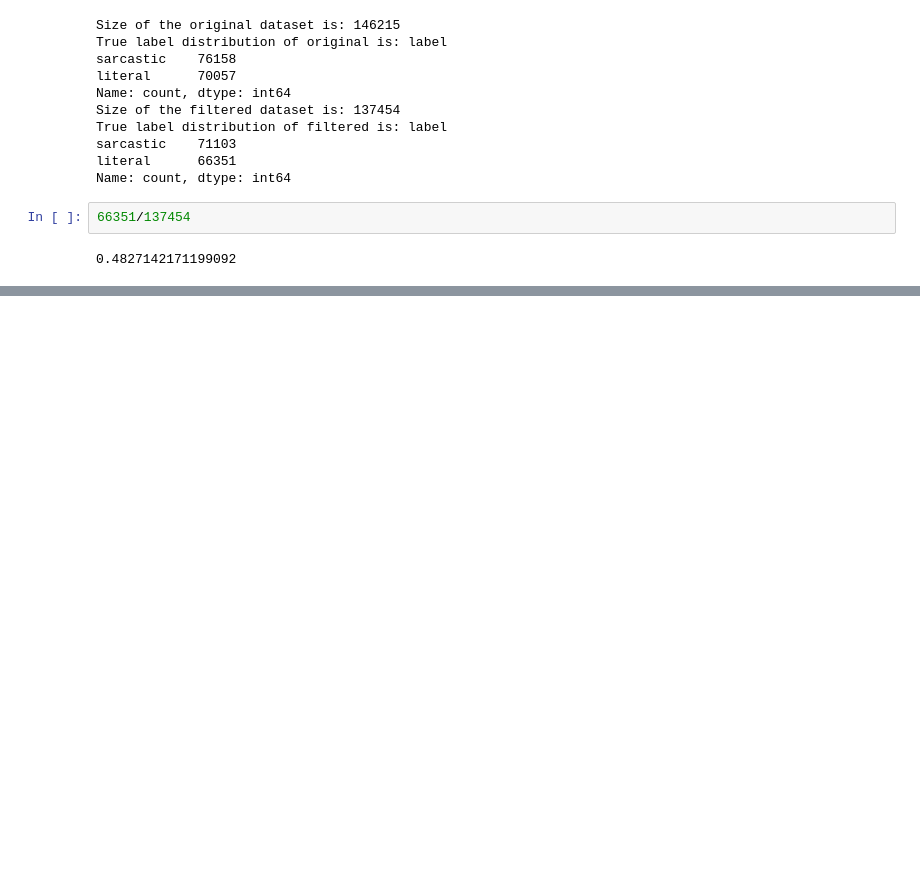
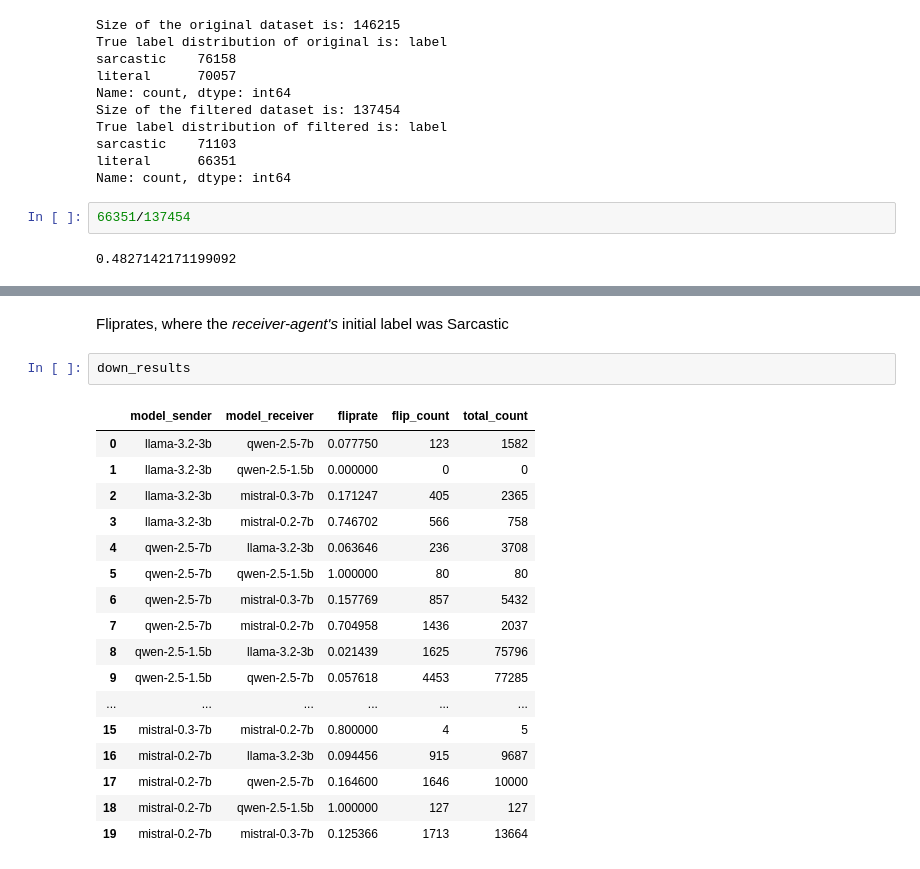
Before and after one commit to mariehaahr/mas, a Jupyter notebook: main-results.ipynb, the cells around one changed output, grey strips where cells are left out. Drawn from its saved outputs; the diff is of its cells as text; blank space fills up the shorter version.

```diff
--- a/main-results.ipynb
+++ b/main-results.ipynb
@@ -609,0 +566,22 @@ flagged.shape[0]
+# %% [markdown]
+Fliprates, where the *receiver-agent's* initial label was Sarcastic
+# %%
+down_results
+# %% [output]
+|  | model_sender | model_receiver | fliprate | flip_count | total_count |
+| 0 | llama-3.2-3b | qwen-2.5-7b | 0.077750 | 123 | 1582 |
+| 1 | llama-3.2-3b | qwen-2.5-1.5b | 0.000000 | 0 | 0 |
+| 2 | llama-3.2-3b | mistral-0.3-7b | 0.171247 | 405 | 2365 |
+| 3 | llama-3.2-3b | mistral-0.2-7b | 0.746702 | 566 | 758 |
+| 4 | qwen-2.5-7b | llama-3.2-3b | 0.063646 | 236 | 3708 |
+| 5 | qwen-2.5-7b | qwen-2.5-1.5b | 1.000000 | 80 | 80 |
+| 6 | qwen-2.5-7b | mistral-0.3-7b | 0.157769 | 857 | 5432 |
+| 7 | qwen-2.5-7b | mistral-0.2-7b | 0.704958 | 1436 | 2037 |
+| 8 | qwen-2.5-1.5b | llama-3.2-3b | 0.021439 | 1625 | 75796 |
+| 9 | qwen-2.5-1.5b | qwen-2.5-7b | 0.057618 | 4453 | 77285 |
+| ... | ... | ... | ... | ... | ... |
+| 15 | mistral-0.3-7b | mistral-0.2-7b | 0.800000 | 4 | 5 |
+| 16 | mistral-0.2-7b | llama-3.2-3b | 0.094456 | 915 | 9687 |
+| 17 | mistral-0.2-7b | qwen-2.5-7b | 0.164600 | 1646 | 10000 |
+| 18 | mistral-0.2-7b | qwen-2.5-1.5b | 1.000000 | 127 | 127 |
+| 19 | mistral-0.2-7b | mistral-0.3-7b | 0.125366 | 1713 | 13664 |
```
Also changed, not shown: parts of 29 cells of this notebook, 2 other files.
